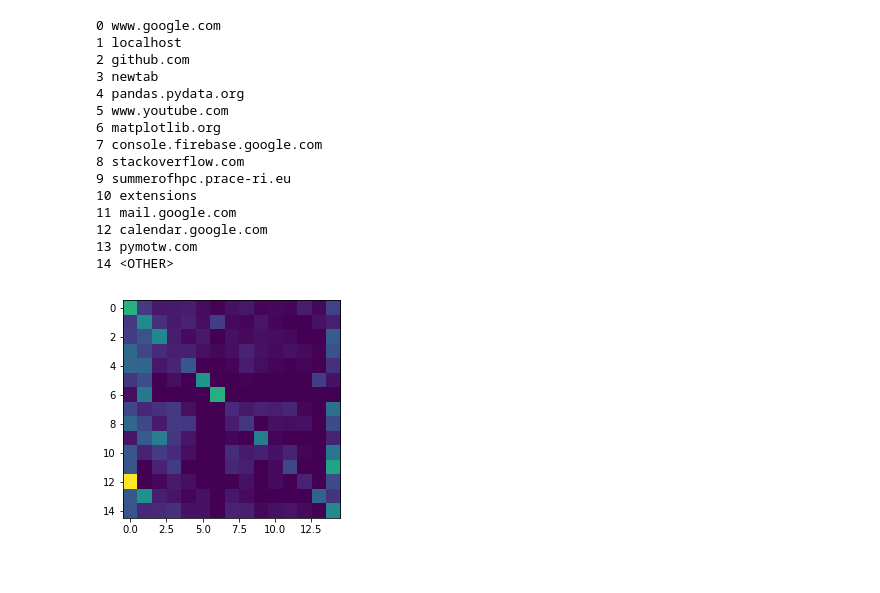
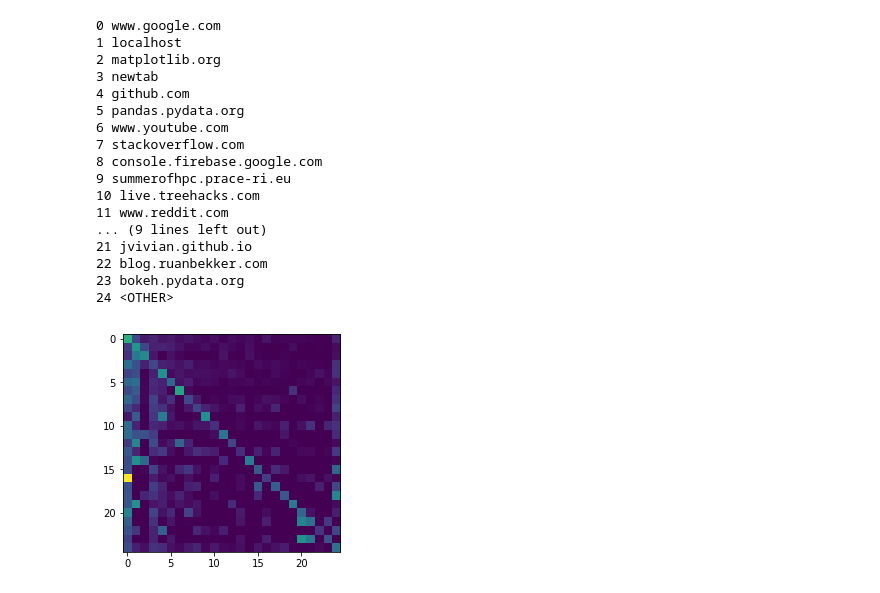
Before and after one commit to chrisdats/TJ-habit-bot, a Jupyter notebook: data_analysis/analysis.ipynb, the cells around one changed output. Saved outputs shown, nothing was run; the diff lists cells and outputs as text; code cells hidden in the pictures.

```diff
--- a/data_analysis/analysis.ipynb
+++ b/data_analysis/analysis.ipynb
@@ -1,8 +1,8 @@
 # %%
 import pandas as pd
-from pull_data import get_df
+from data_utils import get_dataframe, process_dataframe
 
 import matplotlib.pyplot as plt
 
 # load data from firebase server
-df = get_df()
+df = process_dataframe(get_dataframe("https://monitor-a80a5.firebaseio.com/"))
@@ -18,12 +21,0 @@ df.head()
-# %%
-from urllib.parse import urlparse
-
-# parse hostnames and paths
-urlobjs = [urlparse(df.iloc[i]['url']) for i in range(len(df))]
-hostnames = [obj.hostname for obj in urlobjs]
-paths = [obj.path for obj in urlobjs]
-times = [df.iloc[i]['endTime'] - df.iloc[i]['startTime'] for i in range(len(df))]
-df['hostname'] = pd.Series(hostnames)
-df['path'] = pd.Series(paths)
-df['time'] = pd.Series(times)
-df.head()
@@ -89,11 +77,13 @@ plt.show()
 # %%
-top_hostnames = df['hostname'].value_counts()[:14]
+top_count = 25
+top_hostnames = df['hostname'].value_counts()[:top_count-1]
 top_hostnames['<OTHER>'] = len(df) - top_hostnames.values.sum()
 # %%
 import numpy as np
 
-# coprob[i][j] := expected number of  js in the next five tabs after an i
-coocurrence = np.zeros((15, 15))
+# coprob[i][j] := expected number of  js in the next w tabs after an i
+
+coocurrence = np.zeros((top_count, top_count))
 
 def get_index(hostname):
     if hostname in top_hostnames.keys()[:-1]:
@@ -103,39 +93,38 @@ def get_index(hostname):
 
 w = 20 # window size
 for src in range(len(df)):
-#     print(st)
     i = get_index(df.iloc[src]['hostname'])
-#     print(i, df.iloc[st]['hostname'])
-    for dst in range(src+1, min(src+w+1, len(df)-w+1)):
-#         print(src)
+    for dst in range(src, min(src+w, len(df)-w)):
         j = get_index(df.iloc[dst]['hostname'])
-#         print(j, df.iloc[nd]['hostname'])
         coocurrence[i, j] += 1
 
-for i in range(15):
+for i in range(top_count):
     coocurrence[i] /= top_hostnames[i]
 # %%
 import matplotlib.pyplot as plt
 
 for pair in enumerate(top_hostnames.keys()):
     print(*pair)
 
+coocurrence_norm = coocurrence / coocurrence.mean(axis=1)
 plt.imshow(coocurrence)
 plt.show()
 # %% [output]
 0 www.google.com
 1 localhost
-2 github.com
+2 matplotlib.org
 3 newtab
-4 pandas.pydata.org
-5 www.youtube.com
-6 matplotlib.org
-7 console.firebase.google.com
-8 stackoverflow.com
+4 github.com
+5 pandas.pydata.org
+6 www.youtube.com
+7 stackoverflow.com
+8 console.firebase.google.com
 9 summerofhpc.prace-ri.eu
-10 extensions
-11 mail.google.com
-12 calendar.google.com
-13 pymotw.com
-14 <OTHER>
+10 live.treehacks.com
+11 www.reddit.com
+... (9 lines left out)
+21 jvivian.github.io
+22 blog.ruanbekker.com
+23 bokeh.pydata.org
+24 <OTHER>
-[figure, old version]
+[figure, new version]
```
Also changed, not shown: parts of 12 cells of this notebook, 2 other files.
